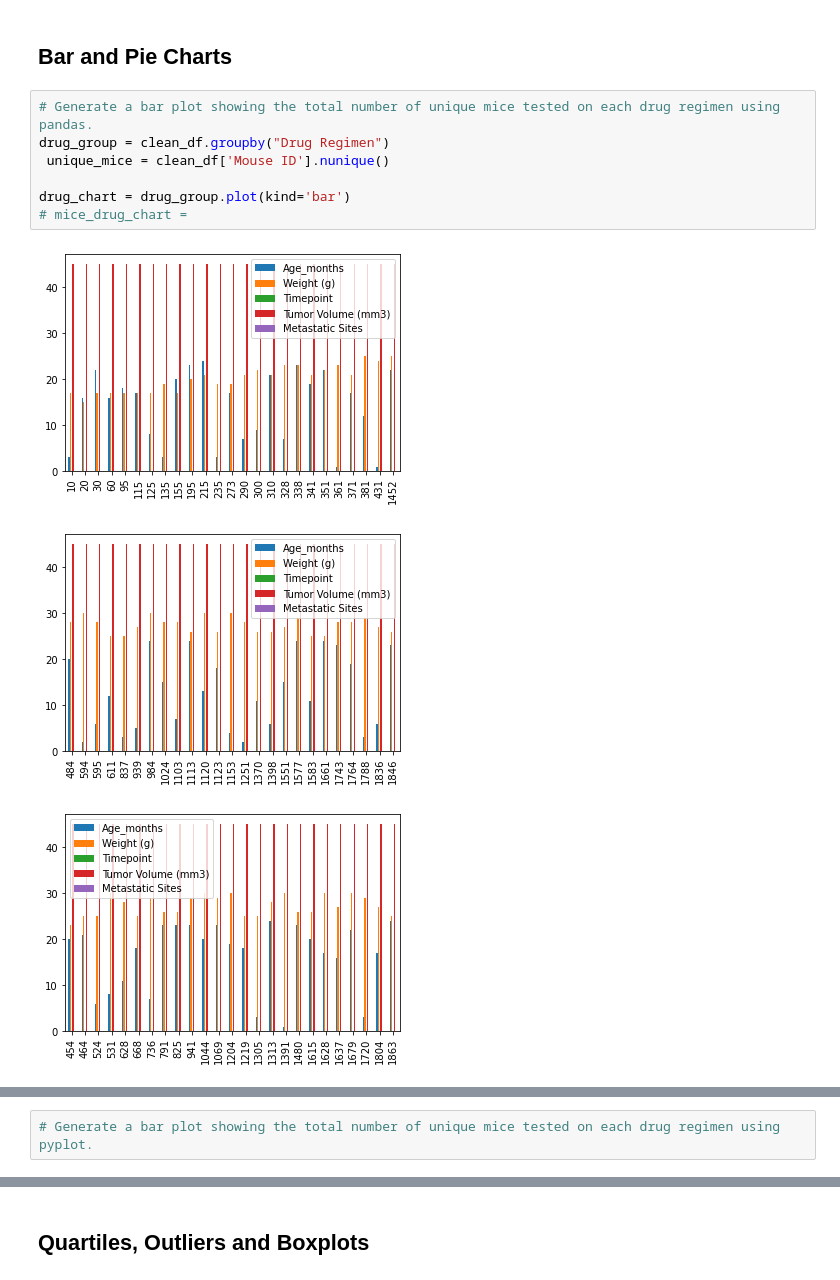
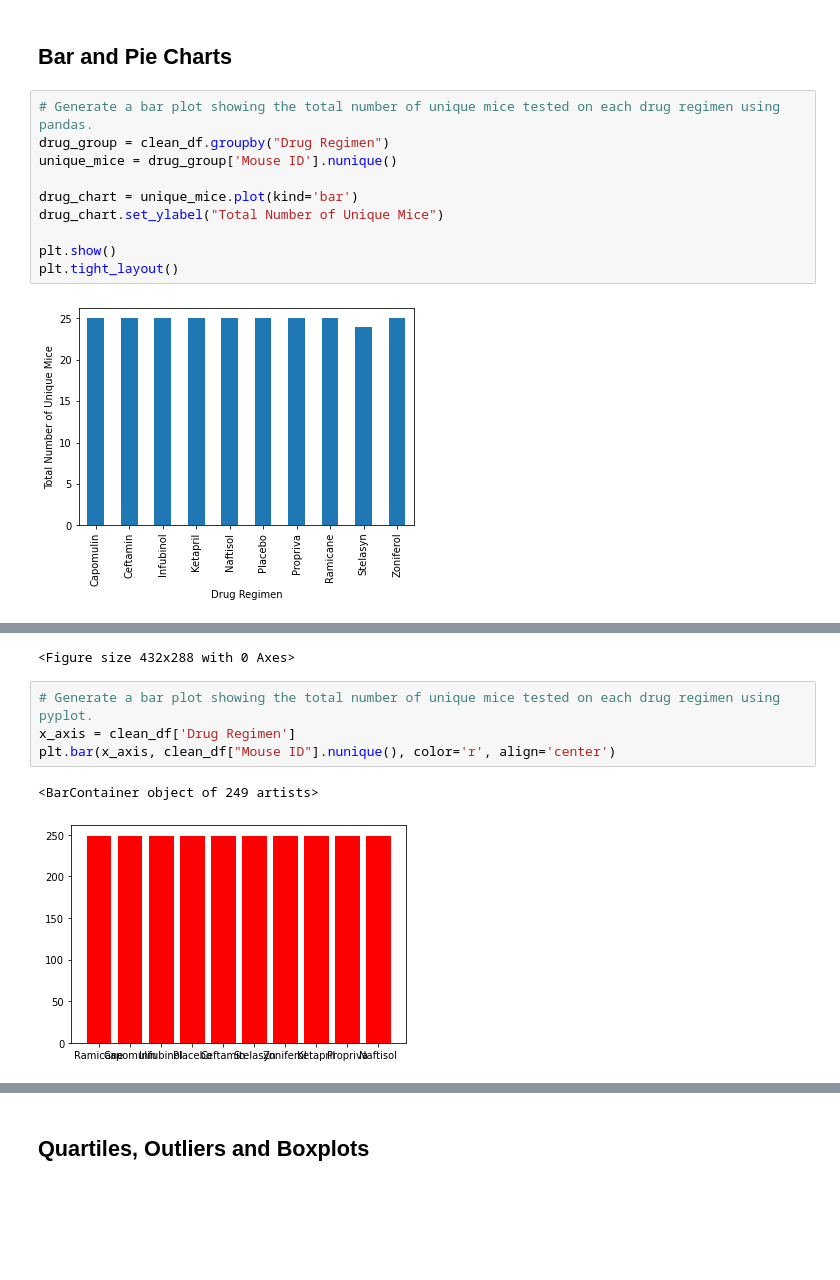
Before and after one commit to Barlow0471/MatplotlibHW, a Jupyter notebook: pymaceuticals_starter.ipynb, the cells around one changed output, grey strips where cells are left out. Saved outputs shown, nothing was run; the diff lists cells and outputs as text; blank space fills up the shorter version.

```diff
--- a/pymaceuticals_starter.ipynb
+++ b/pymaceuticals_starter.ipynb
@@ -139,11 +139,12 @@ drug_group.aggregate(['mean', 'median', 'std', 'sem'])
 # %%
 # Generate a bar plot showing the total number of unique mice tested on each drug regimen using pandas.
 drug_group = clean_df.groupby("Drug Regimen")
- unique_mice = clean_df['Mouse ID'].nunique()
+unique_mice = drug_group['Mouse ID'].nunique()
 
-drug_chart = drug_group.plot(kind='bar')
-# mice_drug_chart =
+drug_chart = unique_mice.plot(kind='bar')
+drug_chart.set_ylabel("Total Number of Unique Mice")
+
+plt.show()
+plt.tight_layout()
 # %% [output]
-[figure, old version]
+[figure, new version]
-[figure, removed]
-[figure, removed]
@@ -157,4 +151,10 @@ drug_chart = drug_group.plot(kind='bar')
+<Figure size 432x288 with 0 Axes>
 # %%
 # Generate a bar plot showing the total number of unique mice tested on each drug regimen using pyplot.
+x_axis = clean_df['Drug Regimen']
+plt.bar(x_axis, clean_df["Mouse ID"].nunique(), color='r', align='center')
+# %% [output]
+<BarContainer object of 249 artists>
+[figure, added]
 # %%
 # Generate a pie plot showing the distribution of female versus male mice using pandas
```
Also changed, not shown: parts of 3 cells of this notebook.
